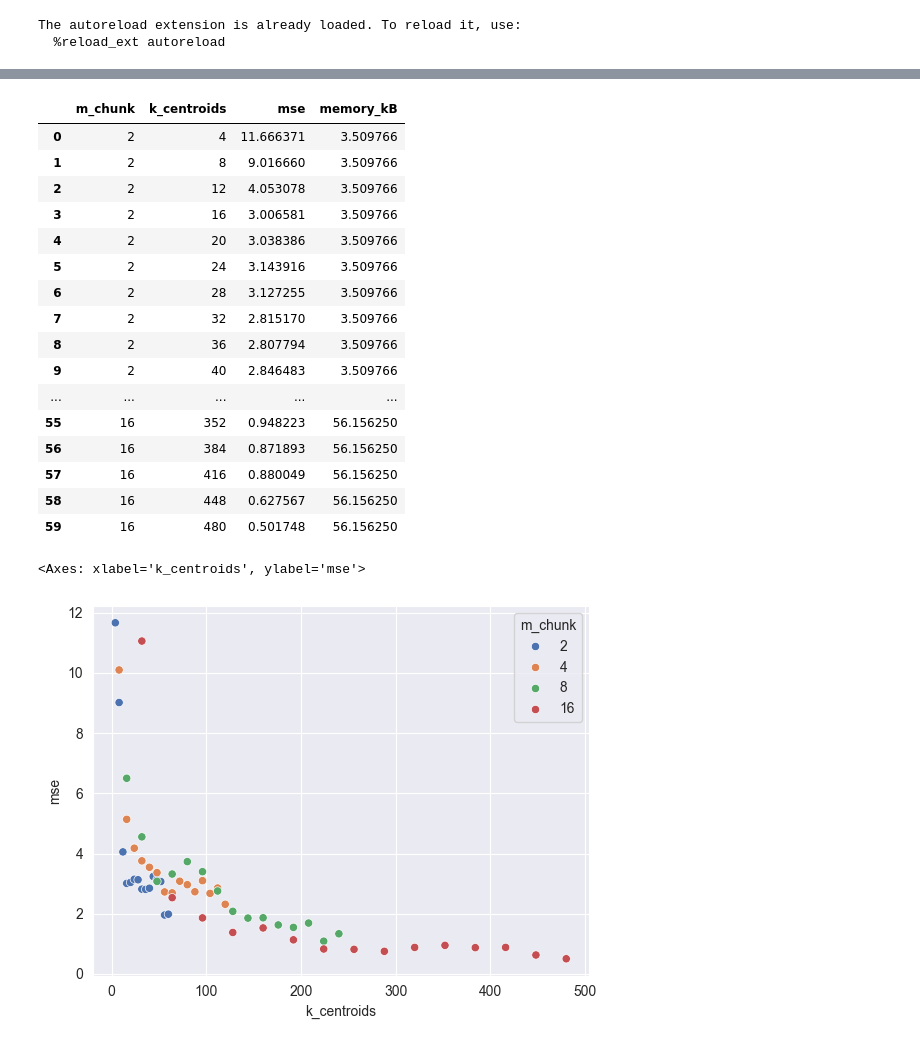
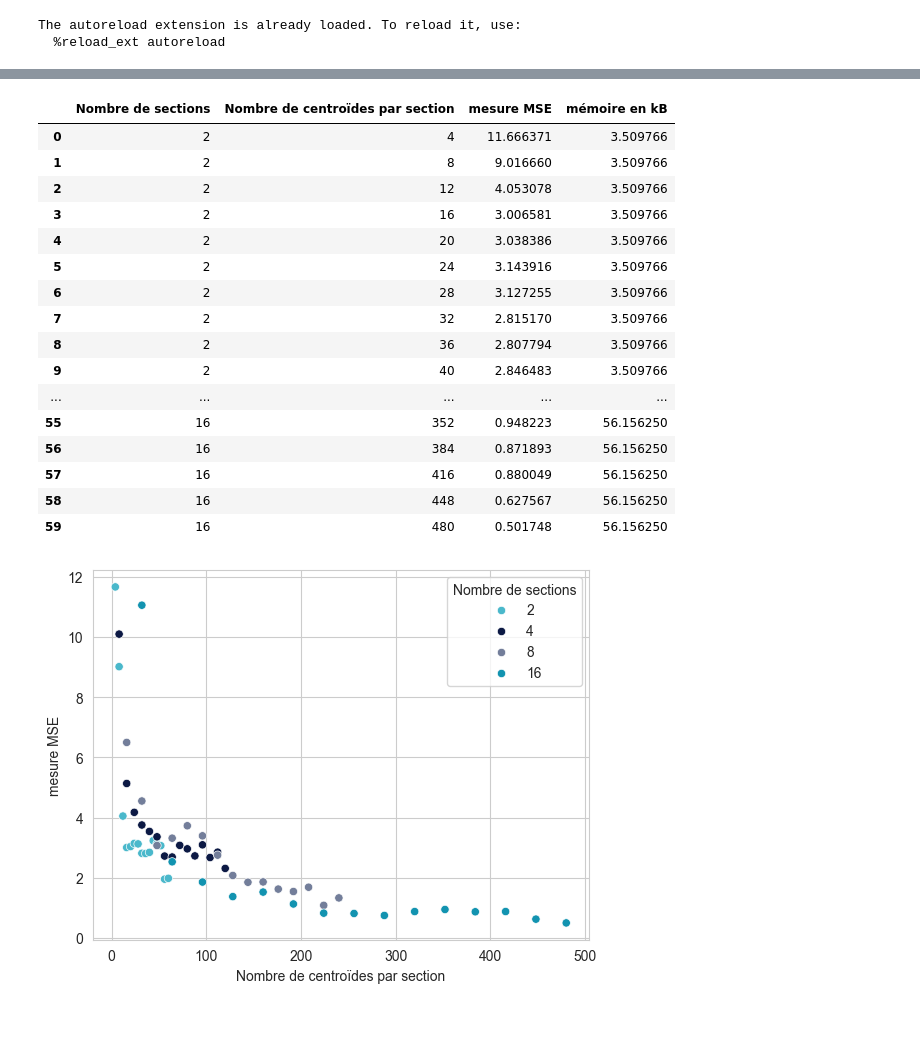
Before and after one commit to AurelienMassiot/simple_vector_db, a Jupyter notebook: notebooks/01_Product_quantization_bench.ipynb, the cells around one changed output, grey strips where cells are left out. Saved outputs shown, nothing was run; the diff lists cells and outputs as text; code cells hidden in the pictures.

```diff
--- a/notebooks/01_Product_quantization_bench.ipynb
+++ b/notebooks/01_Product_quantization_bench.ipynb
@@ -29,8 +29,10 @@ for m_chunk in m_chunks_list:
                   (quantized_vectors.size * quantized_vectors.itemsize) / 1024)
             rebuilt_vector = quantizer.rebuild_vector(quantized_vectors[0])
             compression_mse = mean_squared_error(vectors_to_quantize[0], rebuilt_vector)
-            res.append({"m_chunk": m_chunk, "k_centroids": k_centroids, "mse": compression_mse,
-                        "memory_kB": (quantized_vectors.size * quantized_vectors.itemsize) / 1024})
+            res.append(
+                {"Nombre de sections": m_chunk, "Nombre de centroïdes par section": k_centroids,
+                 "mesure MSE": compression_mse,
+                 "mémoire en kB": (quantized_vectors.size * quantized_vectors.itemsize) / 1024})
         except ValueError:
             print(m_chunk, k_centroids, "ERROR")
 
@@ -56,7 +58,7 @@ res = pd.DataFrame(res)
 # %%
 res
 # %% [output]
-|  | m_chunk | k_centroids | mse | memory_kB |
+|  | Nombre de sections | Nombre de centroïdes par section | mesure MSE | mémoire en kB |
 | 0 | 2 | 4 | 11.666371 | 3.509766 |
 | 1 | 2 | 8 | 9.016660 | 3.509766 |
 | 2 | 2 | 12 | 4.053078 | 3.509766 |
@@ -75,12 +77,14 @@ res
 | 59 | 16 | 480 | 0.501748 | 56.156250 |
 # %%
 #sns.kdeplot(data = res,x = "m_chunk", y = 'k_centroids',hue = "mse", fill = True)
-colors = ["#FF0B04", "#4374B3"]
+sns.set_style("whitegrid")
+colors = [ "#4AB8CB", "#0C1944", "#737E9A", "#1293B0","#505C7E",]
 # Set your custom color palette
-sns.set_palette(sns.color_palette(colors))
-cmap = sns.cubehelix_palette(rot=-.2, as_cmap=True)
-sns.scatterplot(data=res, x="k_centroids", y="mse", hue="m_chunk", palette="deep")
+custom_palette = sns.color_palette(colors)
+sns_plot = sns.scatterplot(data=res, x="Nombre de centroïdes par section", y="mesure MSE", hue="Nombre de sections",
+                           palette=custom_palette)
+fig = sns_plot.get_figure()
+fig.savefig("../figures/mse_vs_params.png")
 # %% [output]
-<Axes: xlabel='k_centroids', ylabel='mse'>
-[figure, old version]
+[figure, new version]
 # %%
```
Also changed, not shown: parts of 2 cells of this notebook.
